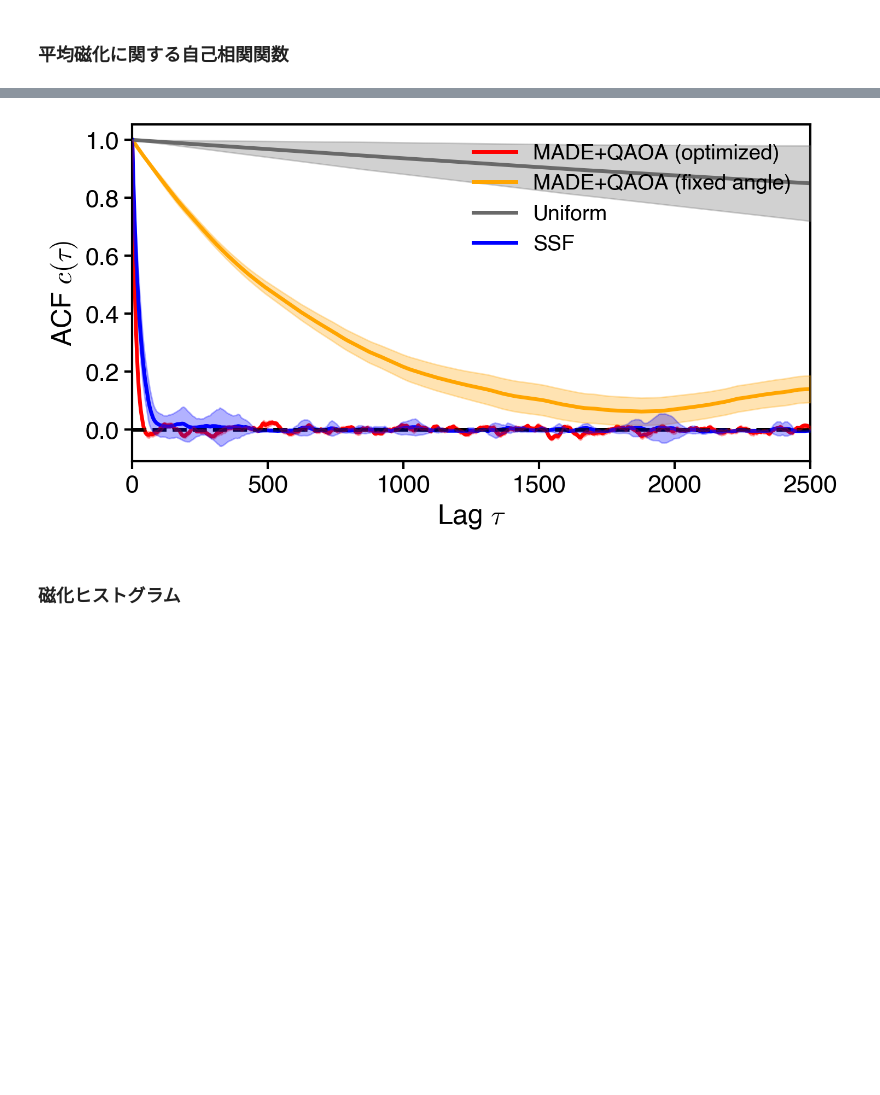
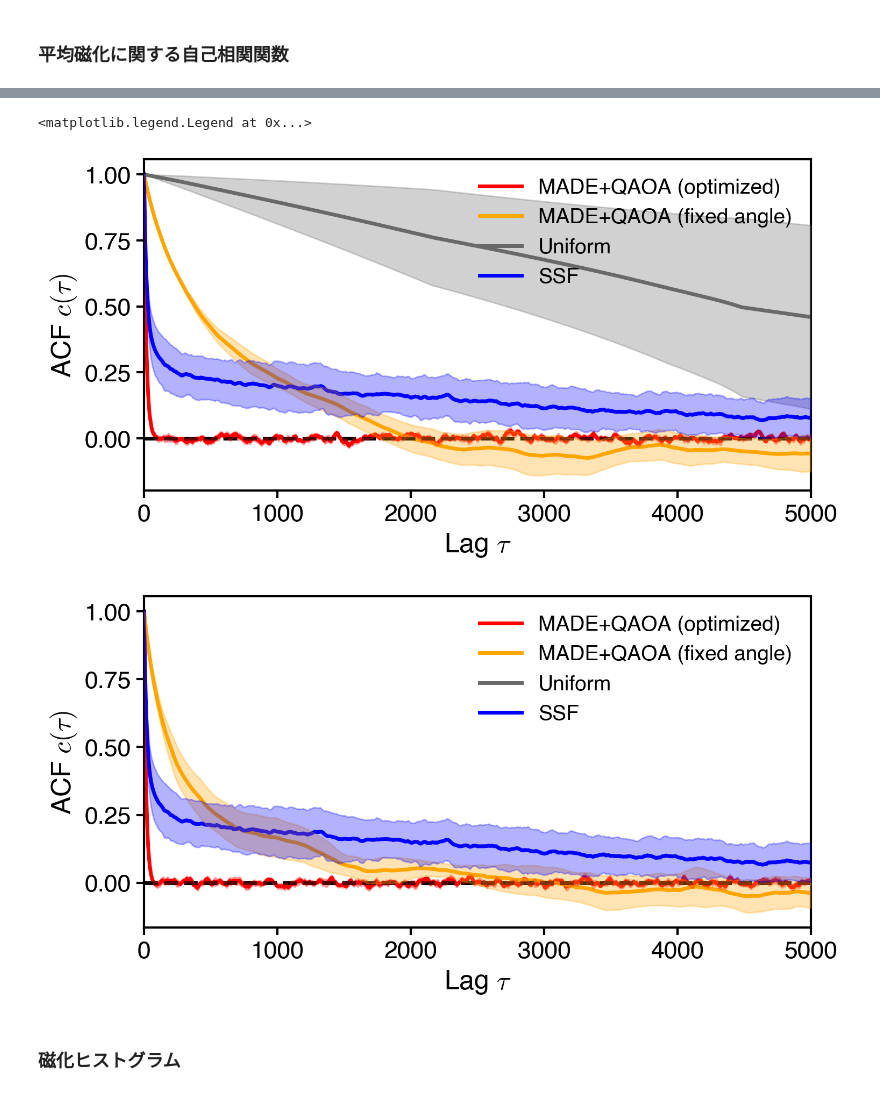
Before and after one commit to yuichiro-nakano/data_for_qaoa-made-mcmc, a Jupyter notebook: figure/make_fig.ipynb, the cells around one changed output, grey strips where cells are left out. Drawn from its saved outputs; the diff is of its cells as text; code cells hidden in the pictures; blank space fills up the shorter version.

```diff
--- a/figure/make_fig.ipynb
+++ b/figure/make_fig.ipynb
@@ -218,7 +218,7 @@ beta = 5.0
 # %% [markdown]
 ### データのロード
 # %%
-data_folder_name = 'result/mcmc_simulation/{0}_sites_result_2/'.format(n_spin)
+data_folder_name = 'result/mcmc_simulation/{0}_sites_result_01/'.format(n_spin)
 
 # データ取得
 opt_qaoa_made_result = np.load(data_folder_name+"opt_qaoa_made_result.npy")
@@ -228,7 +228,7 @@ ssf_result = np.load(data_folder_name+"ssf_result.npy")
 
 # インスタンス取得
 source_dir_name = 'data'
-fname_in = pathlib.Path(source_dir_name).joinpath('{0}_sites_instance.pickle'.format(n_spin))
+fname_in = pathlib.Path(source_dir_name).joinpath('{0}_sites_instance_01.pickle'.format(n_spin))
 with open(str(fname_in), 'rb') as f:
 	instance = pickle.load(f)
 
@@ -618,12 +651,19 @@ def mcmc_magnetization_autocorrelation(spin_history, instance, lag):
 lag = 10000
 burn_in = 10000
 
-mag_acf_history_opt_made = mcmc_magnetization_autocorrelation(opt_qaoa_made_result[:,burn_in:], instance, lag)
-mag_acf_history_fix_made = mcmc_magnetization_autocorrelation(fix_qaoa_made_result[:,burn_in:], instance, lag)
-mag_acf_history_uni = mcmc_magnetization_autocorrelation(uniform_result[:,burn_in:], instance, lag)
-mag_acf_history_ssf = mcmc_magnetization_autocorrelation(ssf_result[:,burn_in:], instance, lag)
+mag_acf_history_opt_made = mcmc_magnetization_autocorrelation(opt_qaoa_made_result[:,burn_in:], lag)
+mag_acf_history_fix_made = mcmc_magnetization_autocorrelation(fix_qaoa_made_result[:,burn_in:], lag)
+mag_acf_history_uni = mcmc_magnetization_autocorrelation(uniform_result[:,burn_in:], lag)
+mag_acf_history_ssf = mcmc_magnetization_autocorrelation(ssf_result[:,burn_in:], lag)
+
+sqrt_mag_acf_history_opt_made = mcmc_sqrt_magnetization_autocorrelation(opt_qaoa_made_result[:,burn_in:], lag)
+sqrt_mag_acf_history_fix_made = mcmc_sqrt_magnetization_autocorrelation(fix_qaoa_made_result[:,burn_in:], lag)
+sqrt_mag_acf_history_uni = mcmc_sqrt_magnetization_autocorrelation(uniform_result[:,burn_in:], lag)
+sqrt_mag_acf_history_ssf = mcmc_sqrt_magnetization_autocorrelation(ssf_result[:,burn_in:], lag)
 # %%
-lag_2 = 2500
+lag_2 = 5000
+
+print(sqrt_mag_acf_history_uni[:,:10])
 
 mag_acf_opt_made_ave = np.average(mag_acf_history_opt_made, axis=0)
 mag_acf_opt_made_std = np.std(mag_acf_history_opt_made, axis=0)
@@ -662,4 +702,39 @@ ax4_1.legend(fontsize=14, loc='upper right', frameon=False)
 
 #fig4_1.savefig("figure/mag_acf_result.svg", dpi=300, bbox_inches='tight')
 #fig4_1.savefig("figure/mag_acf_result.png", dpi=300, bbox_inches='tight')
+
+sqrt_mag_acf_opt_made_ave = np.average(sqrt_mag_acf_history_opt_made, axis=0)
+sqrt_mag_acf_opt_made_std = np.std(sqrt_mag_acf_history_opt_made, axis=0)
+sqrt_mag_acf_fix_made_ave = np.average(sqrt_mag_acf_history_fix_made, axis=0)
+sqrt_mag_acf_fix_made_std = np.std(sqrt_mag_acf_history_fix_made, axis=0)
+sqrt_mag_acf_uni_ave = np.average(sqrt_mag_acf_history_uni, axis=0)
+sqrt_mag_acf_uni_std = np.std(sqrt_mag_acf_history_uni, axis=0)
+sqrt_mag_acf_ssf_ave = np.average(sqrt_mag_acf_history_ssf, axis=0)
+sqrt_mag_acf_ssf_std = np.std(sqrt_mag_acf_history_ssf, axis=0)
+
+fig4_2, ax4_2 = plt.subplots(figsize=(8,4), dpi=200)
+
+ax4_2.spines["top"].set_linewidth(spines)
+ax4_2.spines["left"].set_linewidth(spines)
+ax4_2.spines["bottom"].set_linewidth(spines)
+ax4_2.spines["right"].set_linewidth(spines)
+
+ax4_2.plot(np.arange(lag_2), sqrt_mag_acf_opt_made_ave[:lag_2], color='red', linewidth=linewidth, label='MADE+QAOA (optimized)')
+ax4_2.fill_between(np.arange(1, lag_2+1), sqrt_mag_acf_opt_made_ave[:lag_2]+sqrt_mag_acf_opt_made_std[:lag_2], sqrt_mag_acf_opt_made_ave[:lag_2]-sqrt_mag_acf_opt_made_std[:lag_2], color='red', alpha=0.3, zorder=4)
+ax4_2.plot(np.arange(lag_2), sqrt_mag_acf_fix_made_ave[:lag_2], color='orange', linewidth=linewidth, label='MADE+QAOA (fixed angle)')
+ax4_2.fill_between(np.arange(lag_2), sqrt_mag_acf_fix_made_ave[:lag_2]+sqrt_mag_acf_fix_made_std[:lag_2], sqrt_mag_acf_fix_made_ave[:lag_2]-sqrt_mag_acf_fix_made_std[:lag_2], color='orange', alpha=0.3, zorder=4)
+ax4_2.plot(np.arange(lag_2), sqrt_mag_acf_uni_ave[:lag_2], color='dimgrey', linewidth=linewidth, label='Uniform')
+ax4_2.fill_between(np.arange(lag_2), sqrt_mag_acf_uni_ave[:lag_2]+sqrt_mag_acf_uni_std[:lag_2], sqrt_mag_acf_uni_ave[:lag_2]-sqrt_mag_acf_uni_std[:lag_2], color='dimgrey', alpha=0.3, zorder=4)
+ax4_2.plot(np.arange(lag_2), sqrt_mag_acf_ssf_ave[:lag_2], color='blue', linewidth=linewidth, label='SSF')
+ax4_2.fill_between(np.arange(lag_2), sqrt_mag_acf_ssf_ave[:lag_2]+sqrt_mag_acf_ssf_std[:lag_2], sqrt_mag_acf_ssf_ave[:lag_2]-sqrt_mag_acf_ssf_std[:lag_2], color='blue', alpha=0.3, zorder=4)
+
+ax4_2.axhline(0.0, color='black', linestyle='--', linewidth=linewidth)
+
+ax4_2.set_xlim(0, lag_2)
+#ax4_2.set_xscale('log')
+ax4_2.set_xlabel(r'Lag $\tau$', fontsize=18)
+ax4_2.set_ylabel(r'ACF $c(\tau)$', fontsize=18)
+ax4_2.tick_params(width=1.5, labelsize=16, length=5, labelbottom=True)
+ax4_2.tick_params(axis="x", which='major', width=1.5)
+ax4_2.legend(fontsize=14, loc='upper right', frameon=False)
 # %% [output]
@@ -667,4 +761,6 @@ ax4_1.legend(fontsize=14, loc='upper right', frameon=False)
+<matplotlib.legend.Legend at 0x...>
-[figure, old version]
+[figure, new version]
+[figure, added]
 # %% [markdown]
 ### 磁化ヒストグラム
 # %%
```
Also changed, not shown: parts of 6 cells of this notebook, 3 other files.
